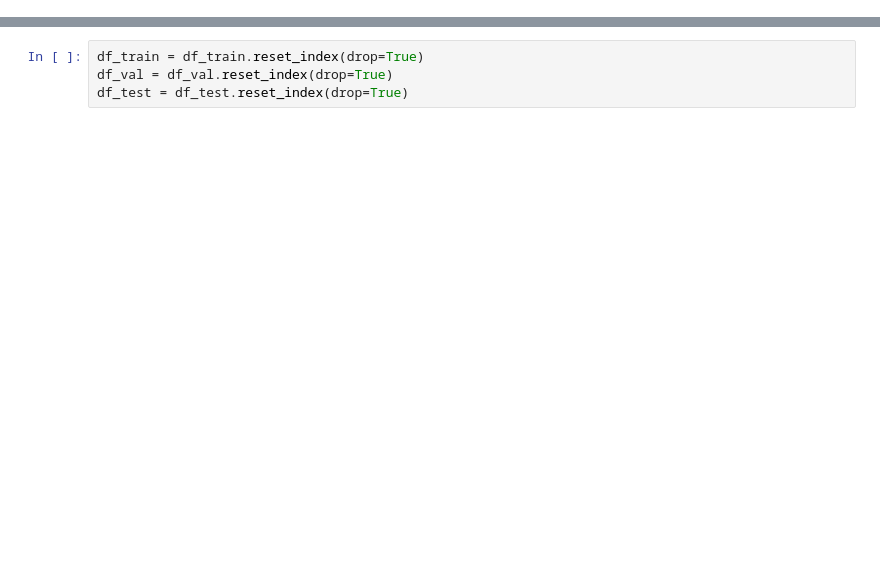
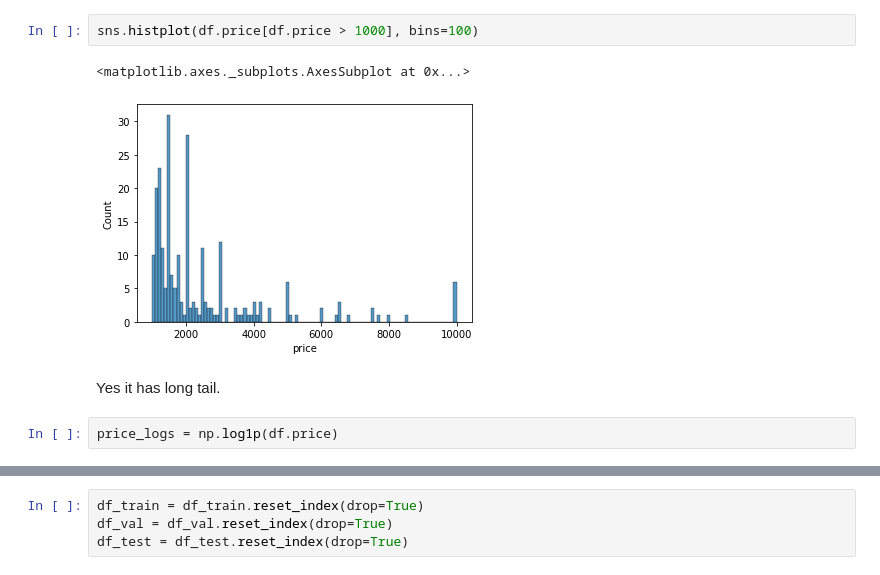
Before and after one commit to gulldan/mlbookcamp-code, a Jupyter notebook: course-zoomcamp/03-classification/hw-week3.ipynb, the cells around one changed output, grey strips where cells are left out. Saved outputs shown, nothing was run; the diff lists cells and outputs as text; blank space fills up the shorter version.

```diff
--- a/course-zoomcamp/03-classification/hw-week3.ipynb
+++ b/course-zoomcamp/03-classification/hw-week3.ipynb
@@ -104,0 +76,9 @@ df_train, df_val = train_test_split(df_full_train, test_size=0.25, random_state=
+# %%
+sns.histplot(df.price[df.price > 1000], bins=100)
+# %% [output]
+<matplotlib.axes._subplots.AxesSubplot at 0x...>
+[figure, added]
+# %% [markdown]
+Yes it has long tail.
+# %%
+price_logs = np.log1p(df.price)
```
Also changed, not shown: parts of 165 cells of this notebook.
